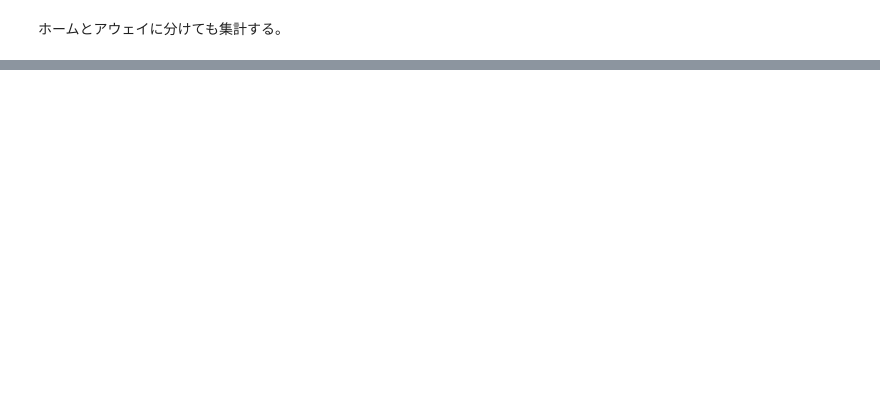
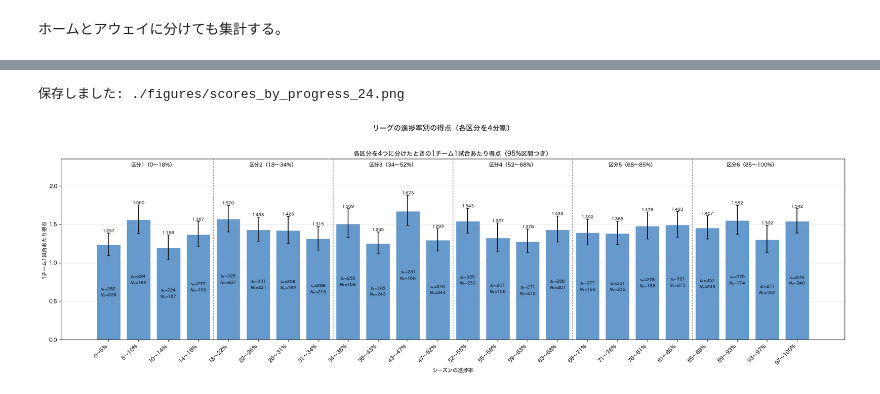
Before and after one commit to hf05123827/Soccer_Score_Progression_Analysis, a Jupyter notebook: Empirical_Analysis/League_Progress/scores_by_progress.ipynb, the cells around one changed output, grey strips where cells are left out. Drawn from its saved outputs; the diff is of its cells as text; code cells hidden in the pictures; blank space fills up the shorter version.

```diff
--- a/Empirical_Analysis/League_Progress/scores_by_progress.ipynb
+++ b/Empirical_Analysis/League_Progress/scores_by_progress.ipynb
@@ -890,0 +357,42 @@ early_matrix
+# %%
+# グラフ1と同じ形式（24本）
+goals = summary_24["得点数"].to_numpy()
+n_team_matches = summary_24["チーム試合数"].to_numpy()
+lower = chi2.ppf(0.025, 2 * goals) / 2 / n_team_matches
+upper = chi2.ppf(0.975, 2 * (goals + 1)) / 2 / n_team_matches
+per_match = goals / n_team_matches
+
+x = np.arange(N_BINS * N_SUB)
+fig, ax = plt.subplots(figsize=(22, 7))
+
+ax.bar(x, per_match, color=BAR_COLOR, edgecolor="white")
+ax.errorbar(x, per_match, yerr=[per_match - lower, upper - per_match], fmt="none", ecolor="black", capsize=3)
+for xi, v, u, n, g in zip(x, per_match, upper, n_team_matches, goals):
+    ax.text(xi, u, f"{v:.3f}", ha="center", va="bottom", fontsize=8)
+    ax.text(xi, v / 2, f"$s_k$={g}\n$N_k$={n}", ha="center", va="center", fontsize=8)
+
+# 区分の境目の線と、区分の名前
+for b in range(N_BINS):
+    if b > 0:
+        ax.axvline(b * N_SUB - 0.5, color="gray", linestyle="--", linewidth=1)
+    ax.text(b * N_SUB + (N_SUB - 1) / 2, 0.98, f"区分{b + 1}（{BIN_ORDER[b]}）", transform=ax.get_xaxis_transform(),
+            ha="center", va="top", fontsize=10)
+
+ax.set_ylabel("1チーム1試合あたり得点")
+ax.set_title("各区分を4つに分けたときの1チーム1試合あたり得点（95%区間つき）")
+ax.set_ylim(0, upper.max() * 1.25)
+ax.set_xticks(x)
+ax.set_xticklabels(summary_24["小区分"], rotation=45, ha="right")
+ax.set_xlabel("シーズンの進捗率")
+ax.grid(axis="y", alpha=0.3)
+
+fig.suptitle("リーグの進捗率別の得点（各区分を4分割）", fontsize=14)
+fig.tight_layout(rect=[0, 0, 1, 0.95])
+
+out_path = "./figures/scores_by_progress_24.png"
+fig.savefig(out_path, dpi=150)
+print(f"保存しました: {out_path}")
+plt.show()
+# %% [output]
+保存しました: ./figures/scores_by_progress_24.png
+[figure, added]
```
Also changed, not shown: parts of 99 cells of this notebook.
